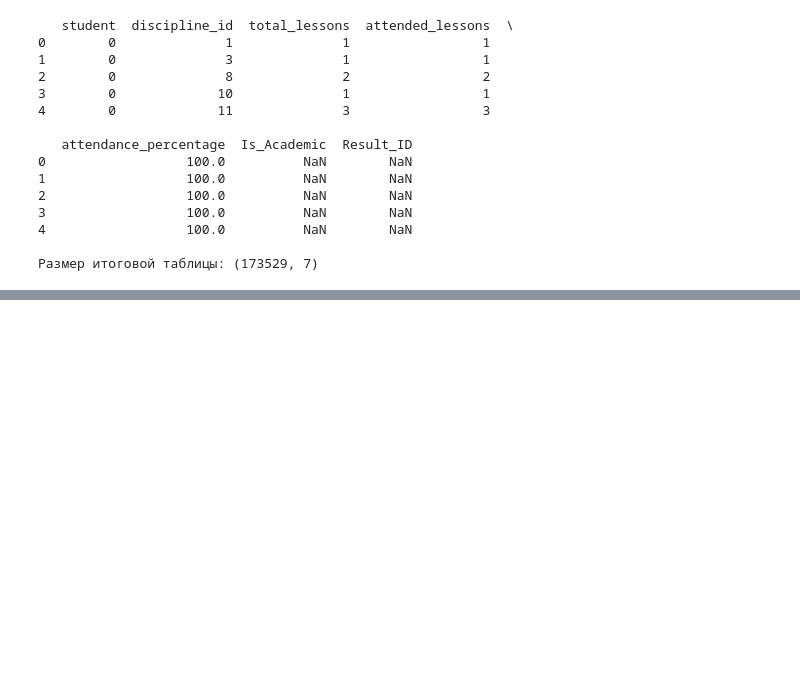
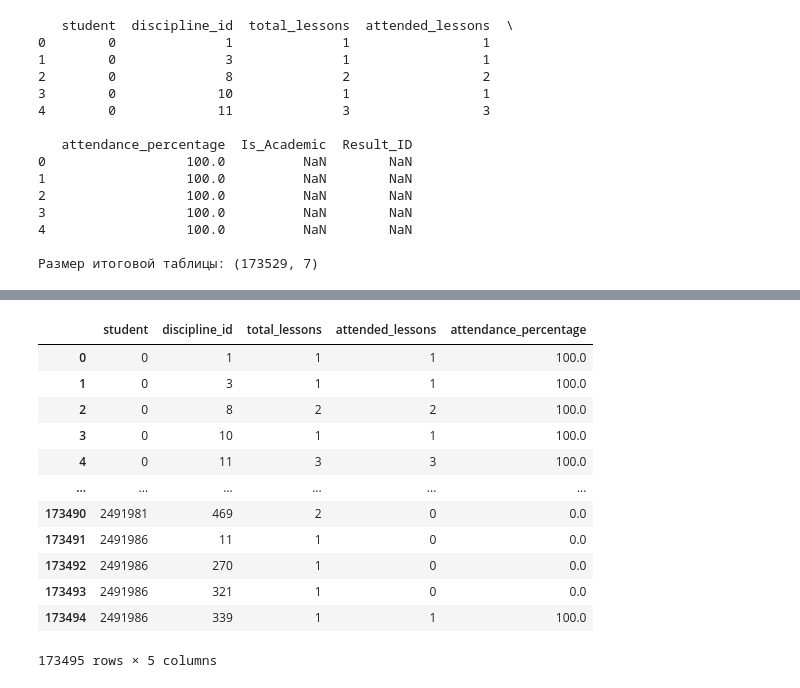
Before and after one commit to Himatora/project_analitics, a Jupyter notebook: Чистка_данных.ipynb, the cells around one changed output, grey strips where cells are left out. Saved outputs shown, nothing was run; the diff lists cells and outputs as text; code cells hidden in the pictures; blank space fills up the shorter version.

```diff
--- a/Чистка_данных.ipynb
+++ b/Чистка_данных.ipynb
@@ -436,0 +512,19 @@ print(f"\nРазмер итоговой таблицы: {result.shape}")
+# %%
+attendance_summary = pd.read_csv('/content/attendance_summary.csv', sep=',',
+                      encoding='windows-1251')
+# %%
+attendance_summary
+# %% [output]
+|  | student | discipline_id | total_lessons | attended_lessons | attendance_percentage |
+| 0 | 0 | 1 | 1 | 1 | 100.0 |
+| 1 | 0 | 3 | 1 | 1 | 100.0 |
+| 2 | 0 | 8 | 2 | 2 | 100.0 |
+| 3 | 0 | 10 | 1 | 1 | 100.0 |
+| 4 | 0 | 11 | 3 | 3 | 100.0 |
+| ... | ... | ... | ... | ... | ... |
+| 173490 | 2491981 | 469 | 2 | 0 | 0.0 |
+| 173491 | 2491986 | 11 | 1 | 0 | 0.0 |
+| 173492 | 2491986 | 270 | 1 | 0 | 0.0 |
+| 173493 | 2491986 | 321 | 1 | 0 | 0.0 |
+| 173494 | 2491986 | 339 | 1 | 1 | 100.0 |
+173495 rows × 5 columns
```
Also changed, not shown: parts of 6 cells of this notebook.
